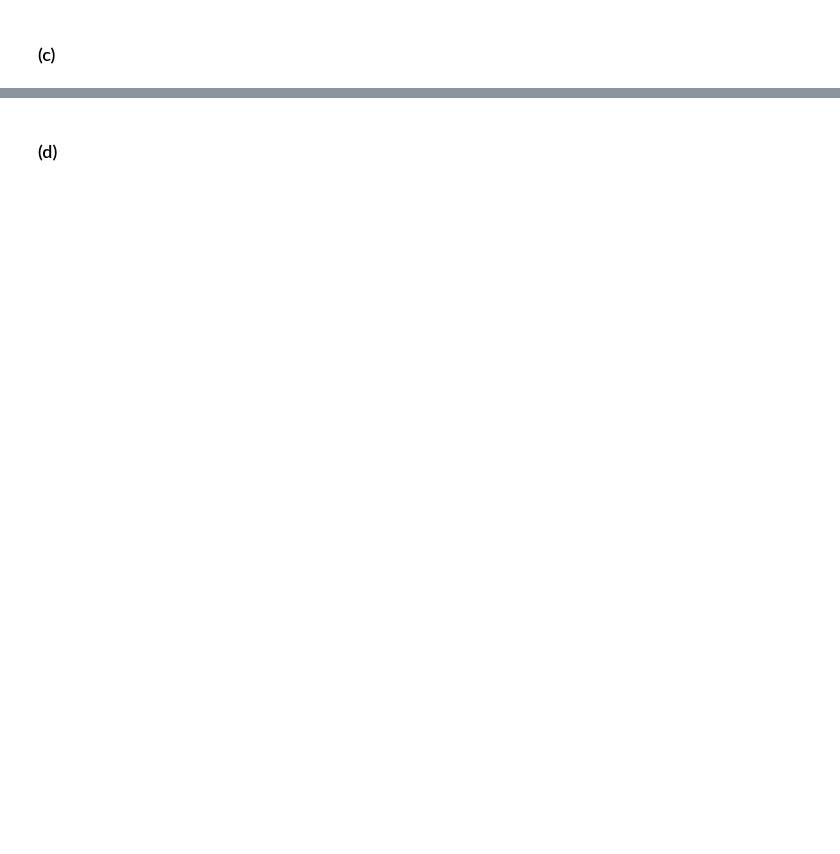
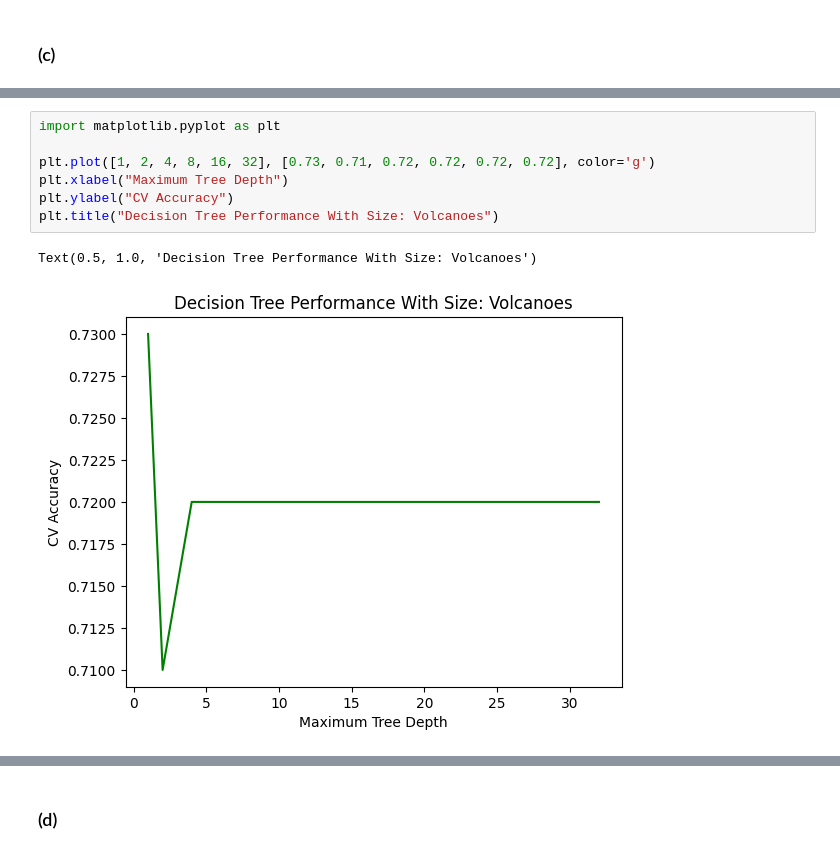
Before and after one commit to johnmays/ML_class_repo_hidden, a Jupyter notebook: notebooks/Programming1.ipynb, the cells around one changed output, grey strips where cells are left out. Saved outputs shown, nothing was run; the diff lists cells and outputs as text; blank space fills up the shorter version.

```diff
--- a/notebooks/Programming1.ipynb
+++ b/notebooks/Programming1.ipynb
@@ -111,0 +229,10 @@ SyntaxError: invalid syntax (3556936148.py, line 1)
+# %%
+import matplotlib.pyplot as plt
+
+plt.plot([1, 2, 4, 8, 16, 32], [0.73, 0.71, 0.72, 0.72, 0.72, 0.72], color='g')
+plt.xlabel("Maximum Tree Depth")
+plt.ylabel("CV Accuracy")
+plt.title("Decision Tree Performance With Size: Volcanoes")
+# %% [output]
+Text(0.5, 1.0, 'Decision Tree Performance With Size: Volcanoes')
+[figure, added]
```
Also changed, not shown: parts of 14 cells of this notebook, 1 other file.
